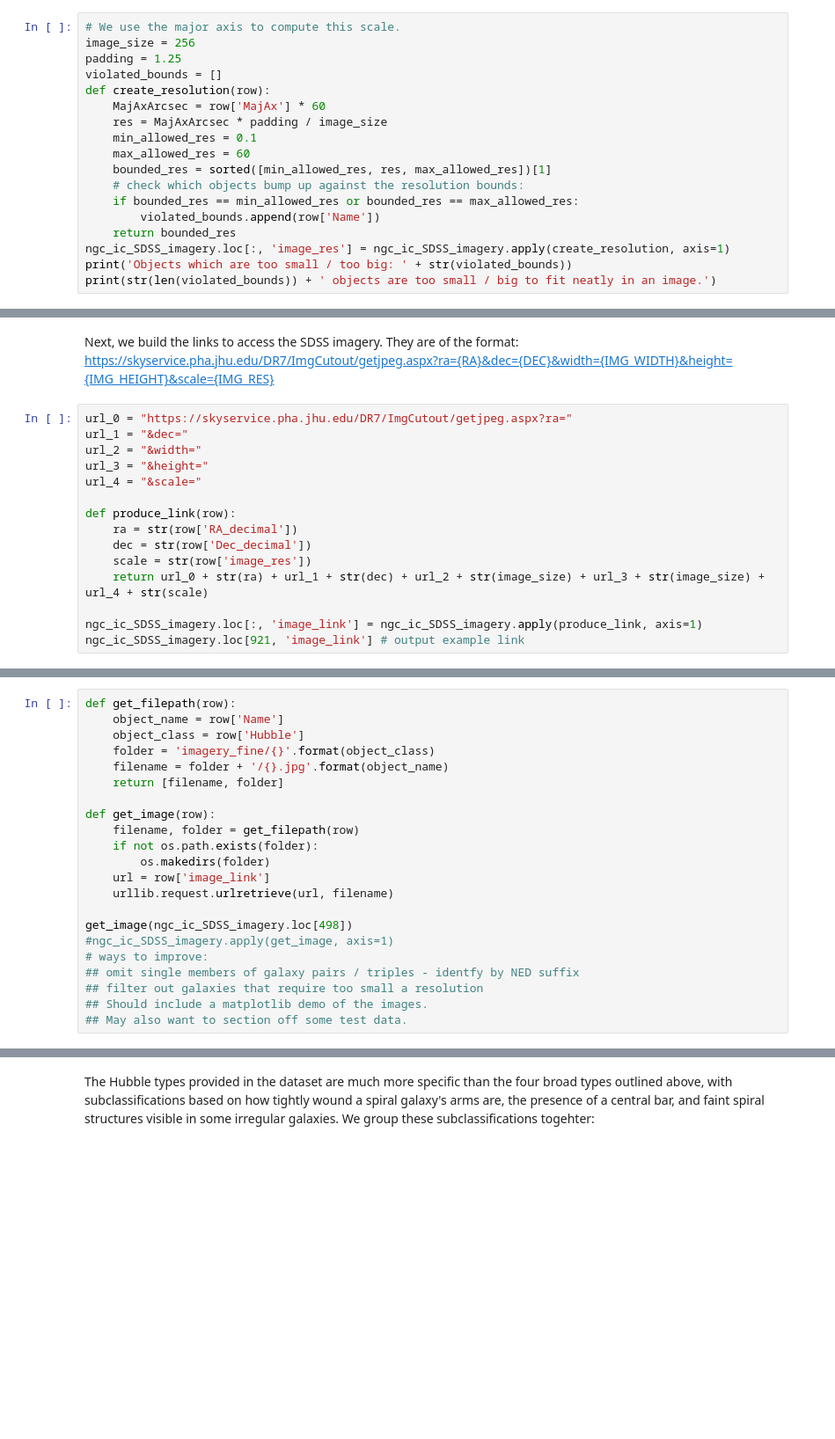
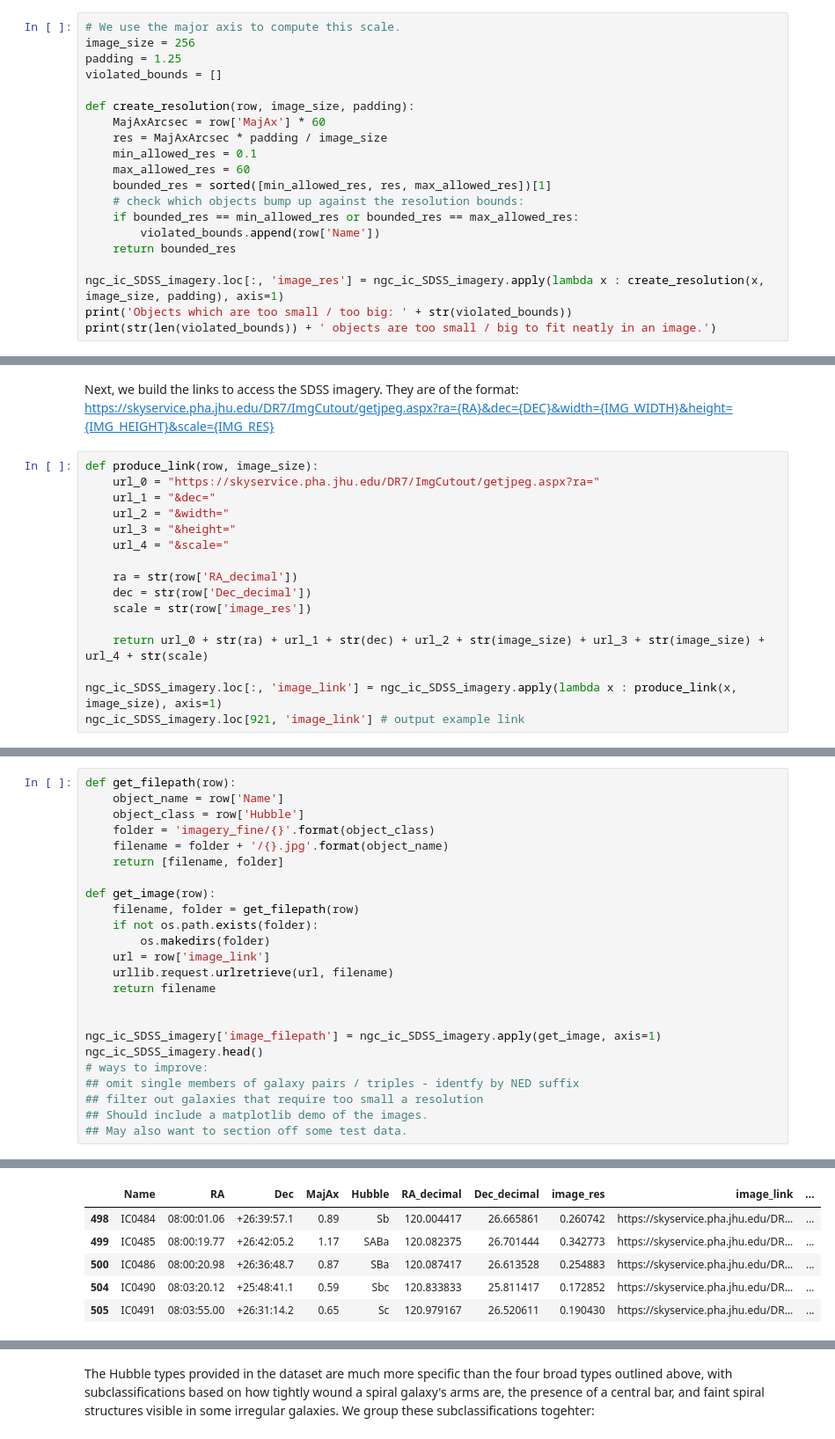
Before and after one commit to kavehsayeh/SDSS, a Jupyter notebook: SDSS scrape.ipynb, the cells around one changed output, grey strips where cells are left out. Shown at 88% size. Drawn from its saved outputs; the diff is of its cells as text; blank space fills up the shorter version.

```diff
--- a/SDSS scrape.ipynb
+++ b/SDSS scrape.ipynb
@@ -94,7 +94,8 @@ We choose to attempt to scale each object so that they have the same apparent si
 image_size = 256
 padding = 1.25
 violated_bounds = []
-def create_resolution(row):
+
+def create_resolution(row, image_size, padding):
     MajAxArcsec = row['MajAx'] * 60
     res = MajAxArcsec * padding / image_size
     min_allowed_res = 0.1
@@ -104,7 +105,8 @@ def create_resolution(row):
     if bounded_res == min_allowed_res or bounded_res == max_allowed_res:
         violated_bounds.append(row['Name'])
     return bounded_res
-ngc_ic_SDSS_imagery.loc[:, 'image_res'] = ngc_ic_SDSS_imagery.apply(create_resolution, axis=1)
+
+ngc_ic_SDSS_imagery.loc[:, 'image_res'] = ngc_ic_SDSS_imagery.apply(lambda x : create_resolution(x, image_size, padding), axis=1)
 print('Objects which are too small / too big: ' + str(violated_bounds))
 print(str(len(violated_bounds)) + ' objects are too small / big to fit neatly in an image.')
 # %% [output]
@@ -119,18 +116,19 @@ See the caveats in the documentation: https://pandas.pydata.org/pandas-docs/stab
 Next, we build the links to access the SDSS imagery. They are of the format:
 https://skyservice.pha.jhu.edu/DR7/ImgCutout/getjpeg.aspx?ra={RA}&dec={DEC}&width={IMG_WIDTH}&height={IMG_HEIGHT}&scale={IMG_RES}
 # %%
-url_0 = "https://skyservice.pha.jhu.edu/DR7/ImgCutout/getjpeg.aspx?ra="
-url_1 = "&dec="
-url_2 = "&width="
-url_3 = "&height="
-url_4 = "&scale="
+def produce_link(row, image_size):
+    url_0 = "https://skyservice.pha.jhu.edu/DR7/ImgCutout/getjpeg.aspx?ra="
+    url_1 = "&dec="
+    url_2 = "&width="
+    url_3 = "&height="
+    url_4 = "&scale="
 
-def produce_link(row):
     ra = str(row['RA_decimal'])
     dec = str(row['Dec_decimal'])
     scale = str(row['image_res'])
+
     return url_0 + str(ra) + url_1 + str(dec) + url_2 + str(image_size) + url_3 + str(image_size) + url_4 + str(scale)
 
-ngc_ic_SDSS_imagery.loc[:, 'image_link'] = ngc_ic_SDSS_imagery.apply(produce_link, axis=1)
+ngc_ic_SDSS_imagery.loc[:, 'image_link'] = ngc_ic_SDSS_imagery.apply(lambda x : produce_link(x, image_size), axis=1)
 ngc_ic_SDSS_imagery.loc[921, 'image_link'] # output example link
 # %% [output]
@@ -156,11 +149,14 @@ def get_image(row):
         os.makedirs(folder)
     url = row['image_link']
     urllib.request.urlretrieve(url, filename)
+    return filename
 
-get_image(ngc_ic_SDSS_imagery.loc[498])
-#ngc_ic_SDSS_imagery.apply(get_image, axis=1)
+
+ngc_ic_SDSS_imagery['image_filepath'] = ngc_ic_SDSS_imagery.apply(get_image, axis=1)
+ngc_ic_SDSS_imagery.head()
 # ways to improve:
 ## omit single members of galaxy pairs / triples - identfy by NED suffix
 ## filter out galaxies that require too small a resolution
 ## Should include a matplotlib demo of the images.
 ## May also want to section off some test data.
+# %% [output]
@@ -167,3 +168,9 @@ get_image(ngc_ic_SDSS_imagery.loc[498])
+|  | Name | RA | Dec | MajAx | Hubble | RA_decimal | Dec_decimal | image_res | image_link | ... |
+| 498 | IC0484 | 08:00:01.06 | +26:39:57.1 | 0.89 | Sb | 120.004417 | 26.665861 | 0.260742 | https://skyservice.pha.jhu.edu/DR... | ... |
+| 499 | IC0485 | 08:00:19.77 | +26:42:05.2 | 1.17 | SABa | 120.082375 | 26.701444 | 0.342773 | https://skyservice.pha.jhu.edu/DR... | ... |
+| 500 | IC0486 | 08:00:20.98 | +26:36:48.7 | 0.87 | SBa | 120.087417 | 26.613528 | 0.254883 | https://skyservice.pha.jhu.edu/DR... | ... |
+| 504 | IC0490 | 08:03:20.12 | +25:48:41.1 | 0.59 | Sbc | 120.833833 | 25.811417 | 0.172852 | https://skyservice.pha.jhu.edu/DR... | ... |
+| 505 | IC0491 | 08:03:55.00 | +26:31:14.2 | 0.65 | Sc | 120.979167 | 26.520611 | 0.190430 | https://skyservice.pha.jhu.edu/DR... | ... |
 # %%
 grid_rows = 3
 grid_cols = 7
```
Also changed, not shown: parts of 12 cells of this notebook, 4 other files.
